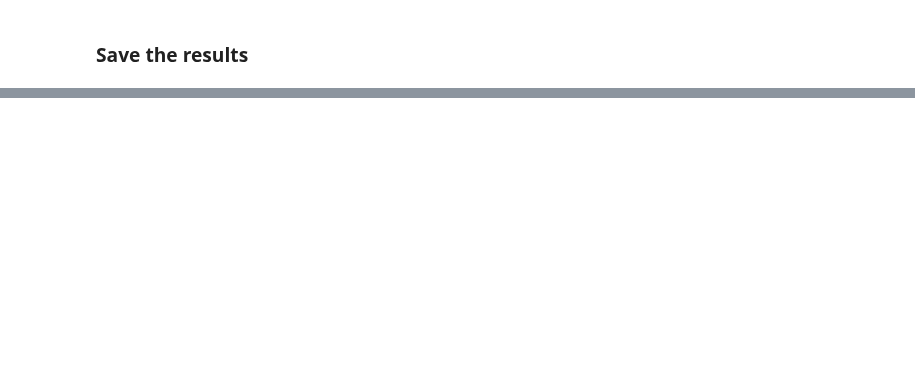
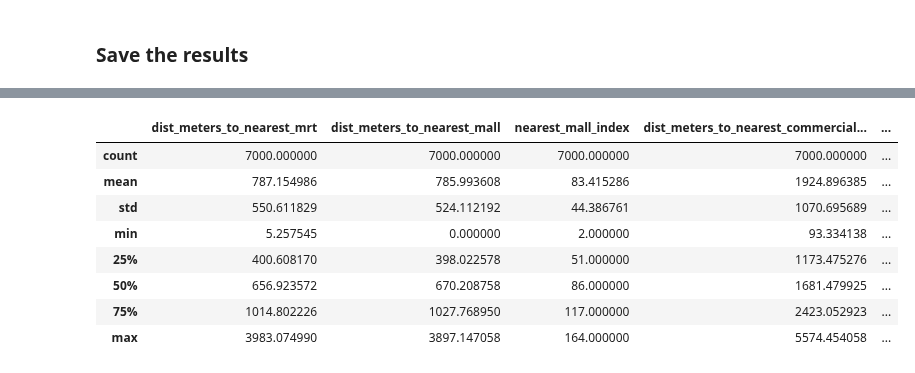
Before and after one commit to Joanna-Khek/CS5228_TeamMaverick, a Jupyter notebook: Auxiliary Data Engineering.ipynb, the cells around one changed output, grey strips where cells are left out. Cells and saved outputs as stored; diff of their text form; code cells hidden in the pictures; blank space fills up the shorter version.

```diff
--- a/Auxiliary Data Engineering.ipynb
+++ b/Auxiliary Data Engineering.ipynb
@@ -174,5 +149,17 @@ df_train_aux = df_train_aux.drop(['lat', 'lng'], axis=1)
 df_train_aux.to_csv("raw_data/train_auxiliary_data.csv")
 # %%
 df_test_aux = df_test_aux.drop(['lat', 'lng'], axis=1)
+# %%
+df_test_aux.describe()
+# %% [output]
+|  | dist_meters_to_nearest_mrt | dist_meters_to_nearest_mall | nearest_mall_index | dist_meters_to_nearest_commercial... | ... |
+| count | 7000.000000 | 7000.000000 | 7000.000000 | 7000.000000 | ... |
+| mean | 787.154986 | 785.993608 | 83.415286 | 1924.896385 | ... |
+| std | 550.611829 | 524.112192 | 44.386761 | 1070.695689 | ... |
+| min | 5.257545 | 0.000000 | 2.000000 | 93.334138 | ... |
+| 25% | 400.608170 | 398.022578 | 51.000000 | 1173.475276 | ... |
+| 50% | 656.923572 | 670.208758 | 86.000000 | 1681.479925 | ... |
+| 75% | 1014.802226 | 1027.768950 | 117.000000 | 2423.052923 | ... |
+| max | 3983.074990 | 3897.147058 | 164.000000 | 5574.454058 | ... |
 # %%
 df_test_aux.to_csv("raw_data/test_auxiliary_data.csv")
```
Also changed, not shown: parts of 6 cells of this notebook, 1 other file.
